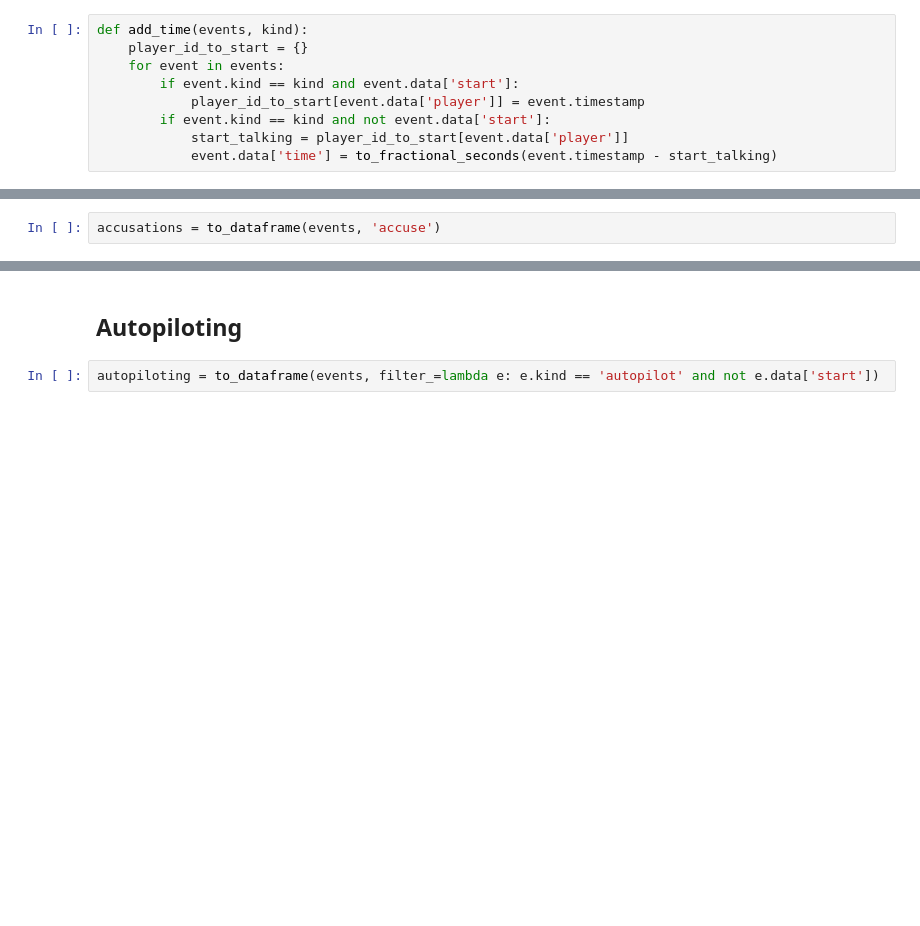
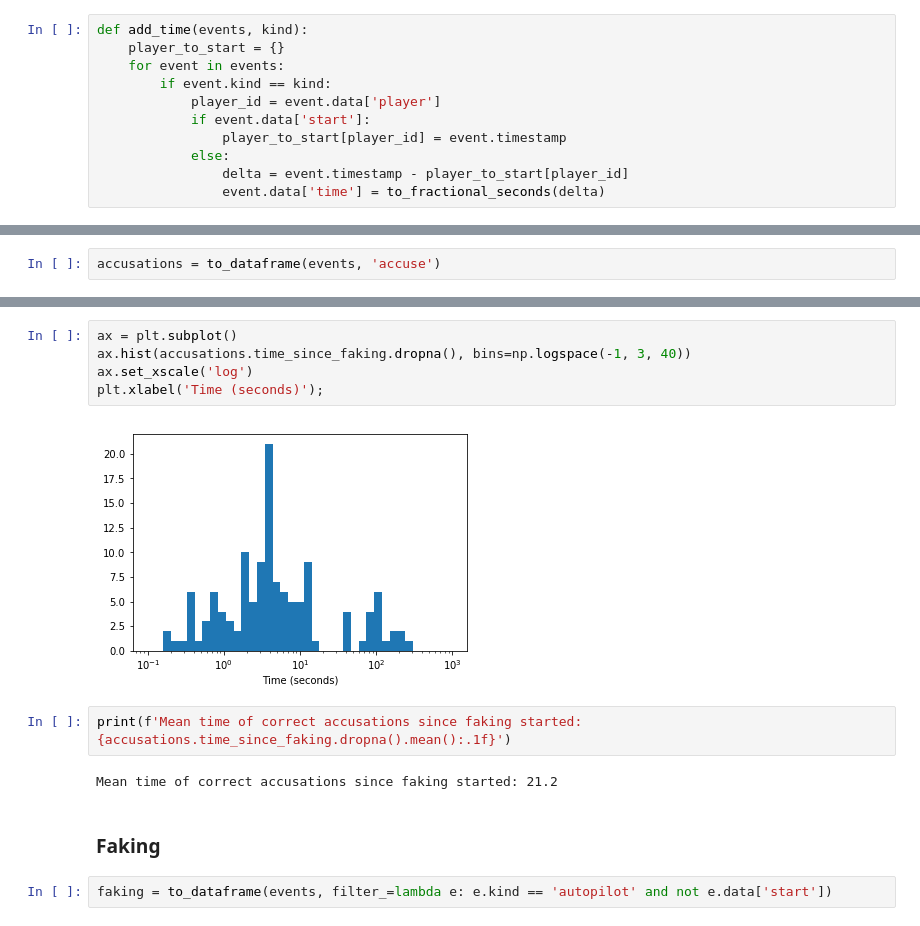
Before and after one commit to Nagasaki45/UnsocialVR, a Jupyter notebook: experiment/Analysis.ipynb, the cells around one changed output, grey strips where cells are left out. Saved outputs shown, nothing was run; the diff lists cells and outputs as text; blank space fills up the shorter version.

```diff
--- a/experiment/Analysis.ipynb
+++ b/experiment/Analysis.ipynb
@@ -117,12 +158,14 @@ def add_accusation_time_from_autopilot(events):
 # %%
 def add_time(events, kind):
-    player_id_to_start = {}
+    player_to_start = {}
     for event in events:
-        if event.kind == kind and event.data['start']:
-            player_id_to_start[event.data['player']] = event.timestamp
-        if event.kind == kind and not event.data['start']:
-            start_talking = player_id_to_start[event.data['player']]
-            event.data['time'] = to_fractional_seconds(event.timestamp - start_talking)
+        if event.kind == kind:
+            player_id = event.data['player']
+            if event.data['start']:
+                player_to_start[player_id] = event.timestamp
+            else:
+                delta = event.timestamp - player_to_start[player_id]
+                event.data['time'] = to_fractional_seconds(delta)
 # %%
 def add_went_undetected(events):
     autopiloting_and_wasnt_detected = set()  # A set of player IDs
@@ -181,4 +232,15 @@ Ratio of correct accusations: 0.24545454545454545
+# %%
+ax = plt.subplot()
+ax.hist(accusations.time_since_faking.dropna(), bins=np.logspace(-1, 3, 40))
+ax.set_xscale('log')
+plt.xlabel('Time (seconds)');
+# %% [output]
+[figure, added]
+# %%
+print(f'Mean time of correct accusations since faking started: {accusations.time_since_faking.dropna().mean():.1f}')
+# %% [output]
+Mean time of correct accusations since faking started: 21.2
 # %% [markdown]
-## Autopiloting
+### Faking
 # %%
-autopiloting = to_dataframe(events, filter_=lambda e: e.kind == 'autopilot' and not e.data['start'])
+faking = to_dataframe(events, filter_=lambda e: e.kind == 'autopilot' and not e.data['start'])
```
Also changed, not shown: parts of 37 cells of this notebook.
